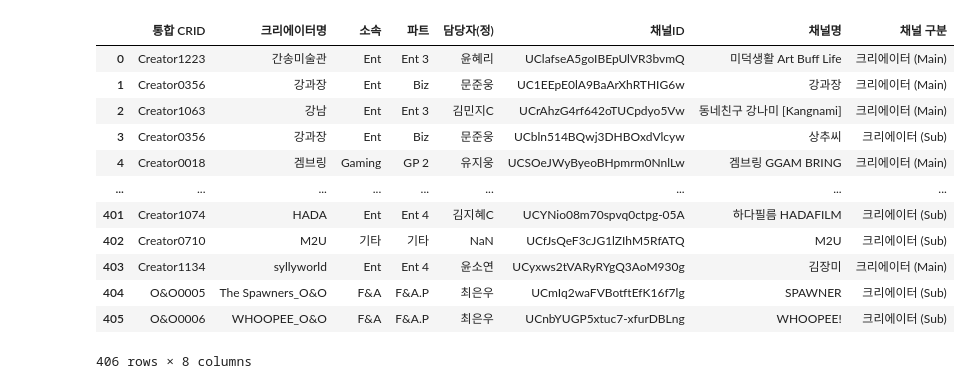
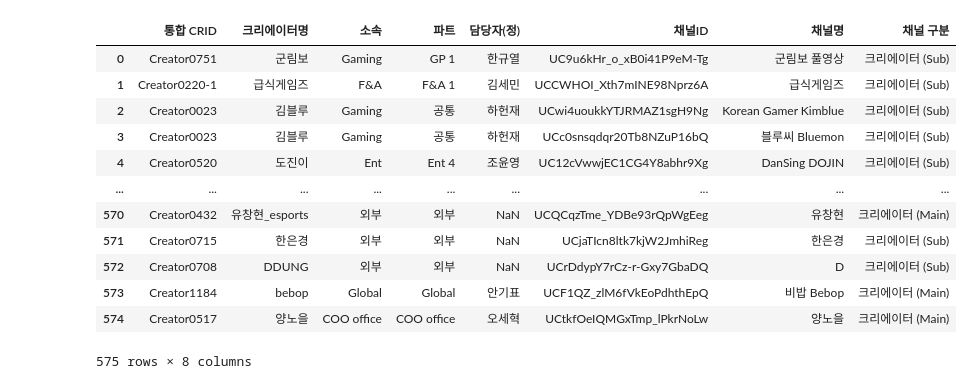
Before and after one commit to yerinsally/Sandbox, a Jupyter notebook: crawling/yt_views_tiering.ipynb, the cells around one changed output. Drawn from its saved outputs; the diff is of its cells as text; code cells hidden in the pictures.

```diff
--- a/crawling/yt_views_tiering.ipynb
+++ b/crawling/yt_views_tiering.ipynb
@@ -7,23 +7,23 @@ from sbn_yt_pu_crawler import Video, Channel, Search
 # %%
 # 티어링 시트 가져오기 : 시트ID로
 gc = pygsheets.authorize(service_account_file='creds.json')
 sheet_id = '14d-7E9FVLLp52-FtO674R4NG8moB_OeZt6gbvYNj_9w'
 wks = gc.open_by_key(sheet_id)
-sh = wks.worksheet_by_title('크롤링 필요') # 크롤링 필요한 시트
+sh = wks.worksheet_by_title('크롤링 필요 (2)') # 크롤링 필요한 시트
 tiering = sh.get_as_df(has_header=True , index_column=None , start='A1', end='H100000' , numerize=True , empty_value=np.nan)
 tiering
 # %% [output]
 |  | 통합 CRID | 크리에이터명 | 소속 | 파트 | 담당자(정) | 채널ID | 채널명 | 채널 구분 |
-| 0 | Creator1223 | 간송미술관 | Ent | Ent 3 | 윤혜리 | UClafseA5goIBEpUlVR3bvmQ | 미덕생활 Art Buff Life | 크리에이터 (Main) |
-| 1 | Creator0356 | 강과장 | Ent | Biz | 문준웅 | UC1EEpE0lA9BaArXhRTHIG6w | 강과장 | 크리에이터 (Main) |
-| 2 | Creator1063 | 강남 | Ent | Ent 3 | 김민지C | UCrAhzG4rf642oTUCpdyo5Vw | 동네친구 강나미 [Kangnami] | 크리에이터 (Main) |
-| 3 | Creator0356 | 강과장 | Ent | Biz | 문준웅 | UCbln514BQwj3DHBOxdVlcyw | 상추씨 | 크리에이터 (Sub) |
-| 4 | Creator0018 | 겜브링 | Gaming | GP 2 | 유지웅 | UCSOeJWyByeoBHpmrm0NnlLw | 겜브링 GGAM BRING | 크리에이터 (Main) |
+| 0 | Creator0751 | 군림보 | Gaming | GP 1 | 한규열 | UC9u6kHr_o_xB0i41P9eM-Tg | 군림보 풀영상 | 크리에이터 (Sub) |
+| 1 | Creator0220-1 | 급식게임즈 | F&A | F&A 1 | 김세민 | UCCWHOI_Xth7mINE98Nprz6A | 급식게임즈 | 크리에이터 (Sub) |
+| 2 | Creator0023 | 김블루 | Gaming | 공통 | 하헌재 | UCwi4uoukkYTJRMAZ1sgH9Ng | Korean Gamer Kimblue | 크리에이터 (Sub) |
+| 3 | Creator0023 | 김블루 | Gaming | 공통 | 하헌재 | UCc0snsqdqr20Tb8NZuP16bQ | 블루씨 Bluemon | 크리에이터 (Sub) |
+| 4 | Creator0520 | 도진이 | Ent | Ent 4 | 조윤영 | UC12cVwwjEC1CG4Y8abhr9Xg | DanSing DOJIN | 크리에이터 (Sub) |
 | ... | ... | ... | ... | ... | ... | ... | ... | ... |
-| 401 | Creator1074 | HADA | Ent | Ent 4 | 김지혜C | UCYNio08m70spvq0ctpg-05A | 하다필름 HADAFILM | 크리에이터 (Sub) |
-| 402 | Creator0710 | M2U | 기타 | 기타 | NaN | UCfJsQeF3cJG1lZIhM5RfATQ | M2U | 크리에이터 (Sub) |
-| 403 | Creator1134 | syllyworld | Ent | Ent 4 | 윤소연 | UCyxws2tVARyRYgQ3AoM930g | 김장미 | 크리에이터 (Main) |
-| 404 | O&O0005 | The Spawners_O&O | F&A | F&A.P | 최은우 | UCmIq2waFVBotftEfK16f7lg | SPAWNER | 크리에이터 (Sub) |
-| 405 | O&O0006 | WHOOPEE_O&O | F&A | F&A.P | 최은우 | UCnbYUGP5xtuc7-xfurDBLng | WHOOPEE! | 크리에이터 (Sub) |
+| 570 | Creator0432 | 유창현_esports | 외부 | 외부 | NaN | UCQCqzTme_YDBe93rQpWgEeg | 유창현 | 크리에이터 (Main) |
+| 571 | Creator0715 | 한은경 | 외부 | 외부 | NaN | UCjaTIcn8ltk7kjW2JmhiReg | 한은경 | 크리에이터 (Sub) |
+| 572 | Creator0708 | DDUNG | 외부 | 외부 | NaN | UCrDdypY7rCz-r-Gxy7GbaDQ | D | 크리에이터 (Sub) |
+| 573 | Creator1184 | bebop | Global | Global | 안기표 | UCF1QZ_zlM6fVkEoPdhthEpQ | 비밥 Bebop | 크리에이터 (Main) |
+| 574 | Creator0517 | 양노을 | COO office | COO office | 오세혁 | UCtkfOeIQMGxTmp_lPkrNoLw | 양노을 | 크리에이터 (Main) |
-406 rows × 8 columns
+575 rows × 8 columns
 # %%
```
Also changed, not shown: parts of 8 cells of this notebook.
